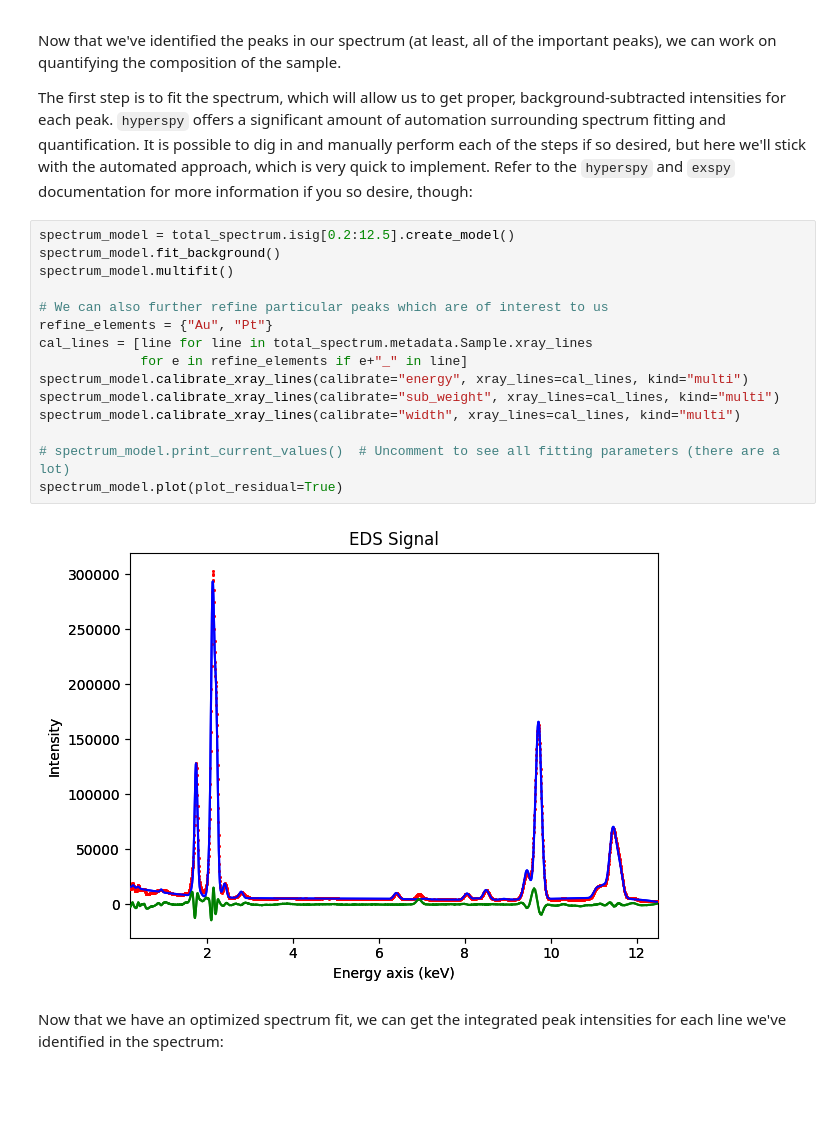
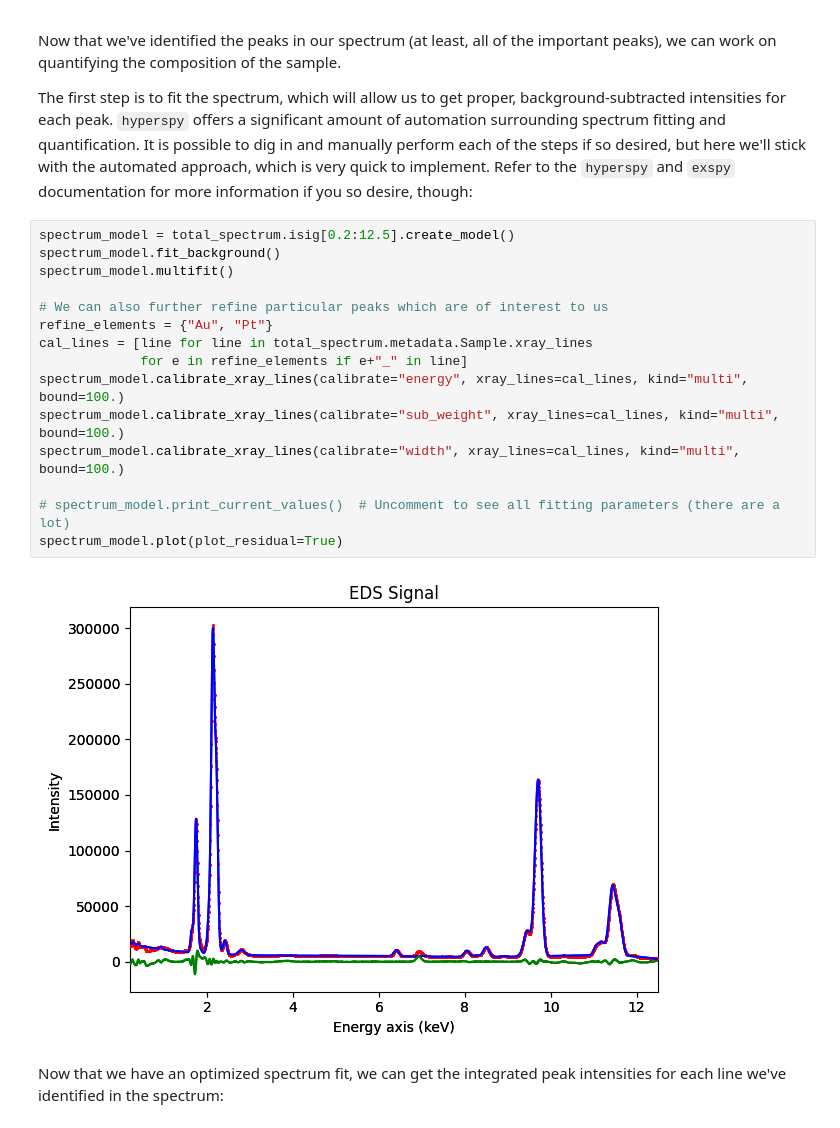
Before and after one commit to realitychemist/data_analysis_scripts, a Jupyter notebook: edxs_quant.ipynb, the cells around one changed output. Saved outputs shown, nothing was run; the diff lists cells and outputs as text; blank space fills up the shorter version.

Commit message:
image_distance

```diff
--- a/edxs_quant.ipynb
+++ b/edxs_quant.ipynb
@@ -202,20 +201,20 @@ The first step is to fit the spectrum, which will allow us to get proper, backgr
 # %%
 spectrum_model = total_spectrum.isig[0.2:12.5].create_model()
 spectrum_model.fit_background()
 spectrum_model.multifit()
 
 # We can also further refine particular peaks which are of interest to us
 refine_elements = {"Au", "Pt"}
 cal_lines = [line for line in total_spectrum.metadata.Sample.xray_lines
              for e in refine_elements if e+"_" in line]
-spectrum_model.calibrate_xray_lines(calibrate="energy", xray_lines=cal_lines, kind="multi")
-spectrum_model.calibrate_xray_lines(calibrate="sub_weight", xray_lines=cal_lines, kind="multi")
-spectrum_model.calibrate_xray_lines(calibrate="width", xray_lines=cal_lines, kind="multi")
+spectrum_model.calibrate_xray_lines(calibrate="energy", xray_lines=cal_lines, kind="multi", bound=100.)
+spectrum_model.calibrate_xray_lines(calibrate="sub_weight", xray_lines=cal_lines, kind="multi", bound=100.)
+spectrum_model.calibrate_xray_lines(calibrate="width", xray_lines=cal_lines, kind="multi", bound=100.)
 
 # spectrum_model.print_current_values()  # Uncomment to see all fitting parameters (there are a lot)
 spectrum_model.plot(plot_residual=True)
 # %% [output]
-[figure, old version]
+[figure, new version]
 # %% [markdown]
 Now that we have an optimized spectrum fit, we can get the integrated peak intensities for each line we've identified in the spectrum:
 # %%
```
Also changed, not shown: parts of 24 cells of this notebook, 3 other files.
